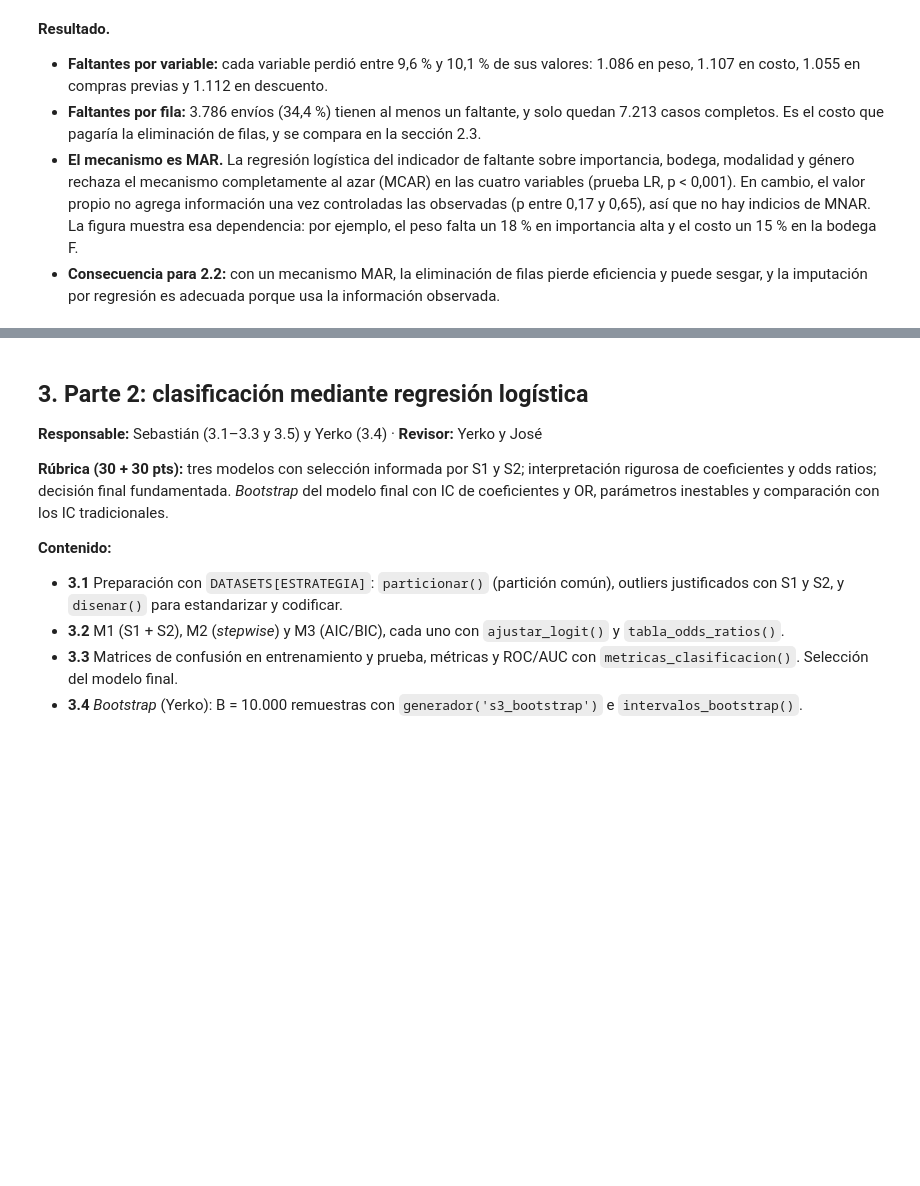
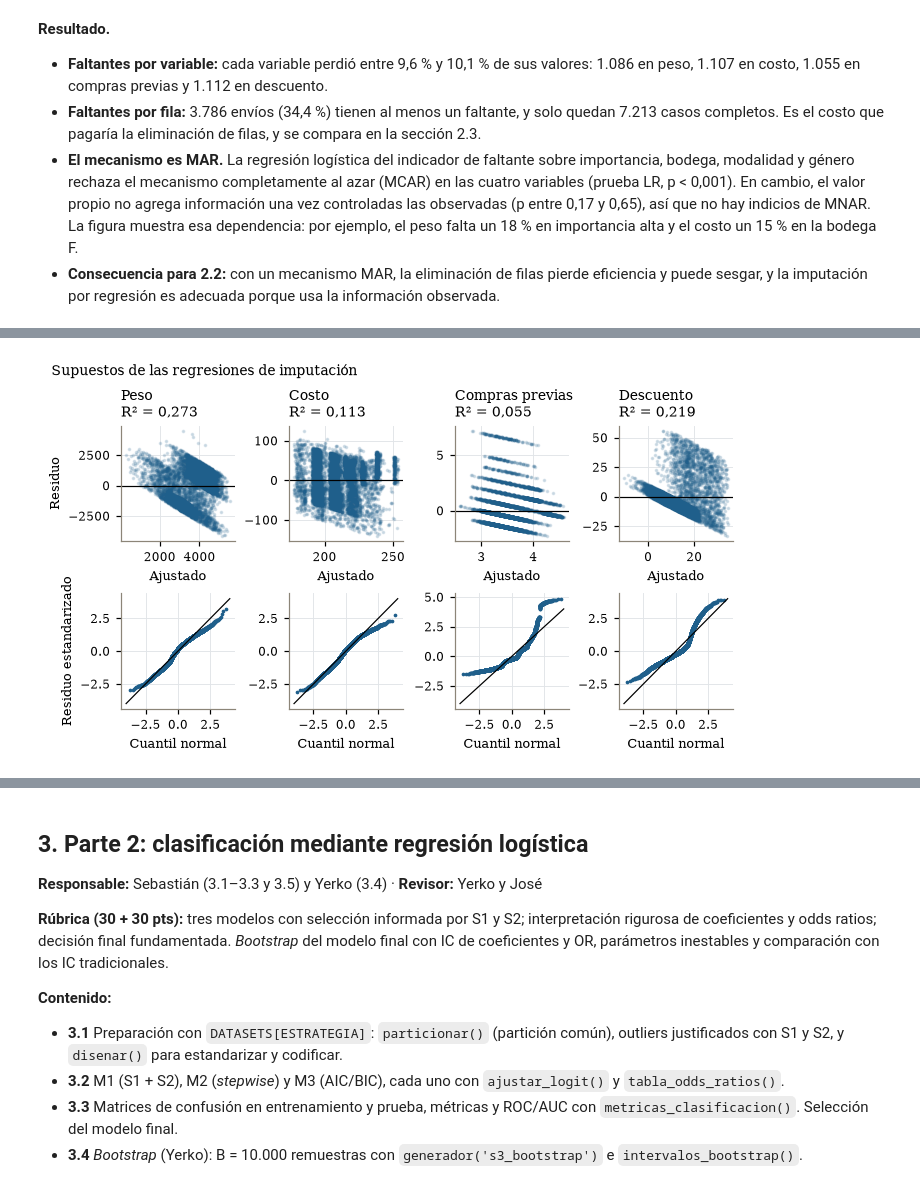
Before and after one commit to joserodriguezc/grupo_1_estadistica_computacional, a Jupyter notebook: sumativa_3/notebooks/sumativa_3_grupo1.ipynb, the cells around one changed output, grey strips where cells are left out. Saved outputs shown, nothing was run; the diff lists cells and outputs as text; code cells hidden in the pictures; blank space fills up the shorter version.

Commit message:
feat(sumativa3): 2.2 imputación por regresión lineal múltiple con predictores de S1/S2, supuestos y desempeño

```diff
--- a/sumativa_3/notebooks/sumativa_3_grupo1.ipynb
+++ b/sumativa_3/notebooks/sumativa_3_grupo1.ipynb
@@ -544,0 +566,21 @@ guardar('fig_2_1_patron_faltantes', fig)
+# %%
+# 2.2 Predictores de cada regresión de imputación, elegidos con la matriz de Spearman de S1 y su estabilidad en S2.
+# Regla: (1) las correlaciones estables en S2; (2) más las inestables con |ρ| ≥ 0,30 (magnitud relevante);
+# (3) si quedan menos de 3, se usan todas las candidatas. El atraso nunca es predictor (fuga hacia la Parte 2).
+CANDIDATAS = ['peso_gramos', 'descuento_ofrecido', 'costo_producto', 'compras_previas', 'llamadas_atencion']
+PREDICTORES, filas = {}, []
+for v in VARS_FALTANTES:
+    pares_v = pares_s1_s2[(pares_s1_s2['variable_1'] == v) | (pares_s1_s2['variable_2'] == v)].copy()
+    pares_v['predictor'] = np.where(pares_v['variable_1'] == v, pares_v['variable_2'], pares_v['variable_1'])
+    pares_v['elegido'] = pares_v['estable_s2'] | (pares_v['rho_s1'].abs() >= 0.30)
+    if pares_v['elegido'].sum() < 3:
+        pares_v['elegido'] = True
+    PREDICTORES[v] = pares_v.loc[pares_v['elegido'], 'predictor'].tolist()   # ya ordenados por |ρ|
+    for r in pares_v.itertuples():
+        filas.append({'variable': v, 'predictor': r.predictor, 'rho_s1': r.rho_s1, 'estable_s2': r.estable_s2,
+                      'elegido': r.elegido})
+seleccion_predictores = pd.DataFrame(filas).set_index(['variable', 'predictor'])
+seleccion_predictores.to_csv(TABLAS / 'imputacion_seleccion_predictores.csv')
+for v, p in PREDICTORES.items():
+    print(f'{ETIQ[v]:>16}: ' + ', '.join(ETIQ[x] for x in p))
+display(seleccion_predictores.round(3))
@@ -544,0 +678,21 @@ guardar('fig_2_1_patron_faltantes', fig)
+# %%
+# Diagnóstico gráfico de los supuestos: residuos frente a ajustados (linealidad y homocedasticidad) y QQ (normalidad)
+fig, axes = plt.subplots(2, len(VARS_FALTANTES), figsize=(ANCHO, 3.6))
+for k, v in enumerate(VARS_FALTANTES):
+    m = MODELOS_IMP[v]
+    ax = axes[0, k]
+    ax.scatter(m.fittedvalues, m.resid, s=2, alpha=0.15, color=AZUL, rasterized=True)
+    ax.axhline(0, color='black', lw=0.8)
+    ax.set_title(f'{ETIQ[v]}\nR² = {num(m.rsquared, 3)}')
+    ax.set_xlabel('Ajustado')
+    ax = axes[1, k]
+    (osm, osr), _ = stats.probplot(m.resid / m.resid.std(ddof=1), dist='norm')
+    ax.scatter(osm, osr, s=2, color=AZUL, rasterized=True)
+    ax.plot([-4, 4], [-4, 4], color='black', lw=0.8)
+    ax.set_xlabel('Cuantil normal')
+axes[0, 0].set_ylabel('Residuo')
+axes[1, 0].set_ylabel('Residuo estandarizado')
+fig.suptitle('Supuestos de las regresiones de imputación', x=0.01, ha='left', fontsize=9)
+guardar('fig_2_2_supuestos_imputacion', fig)
+# %% [output]
+[figure, added]
```
Also changed, not shown: parts of 5 cells of this notebook, 6 other files.
